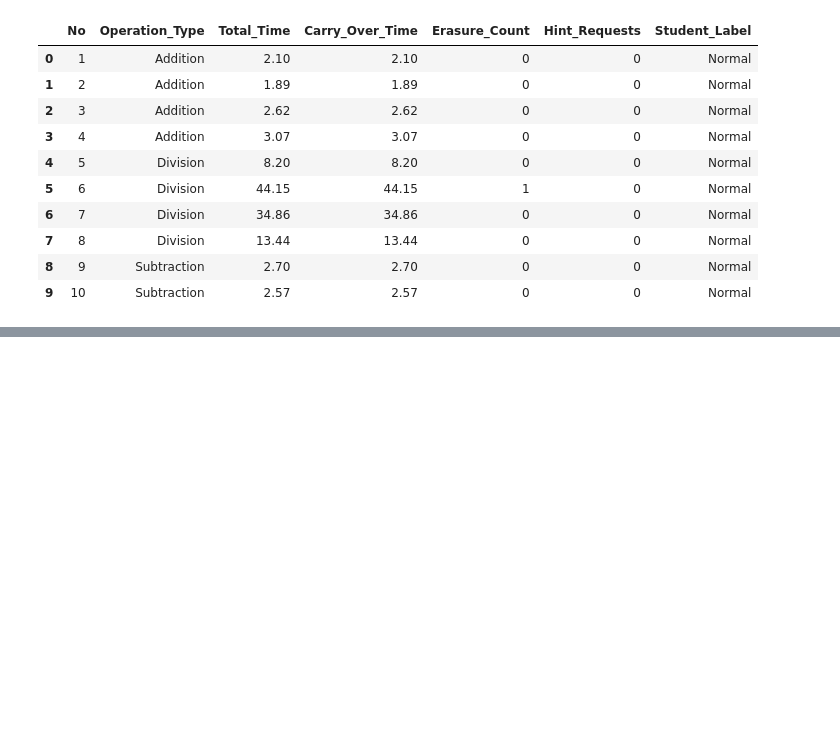
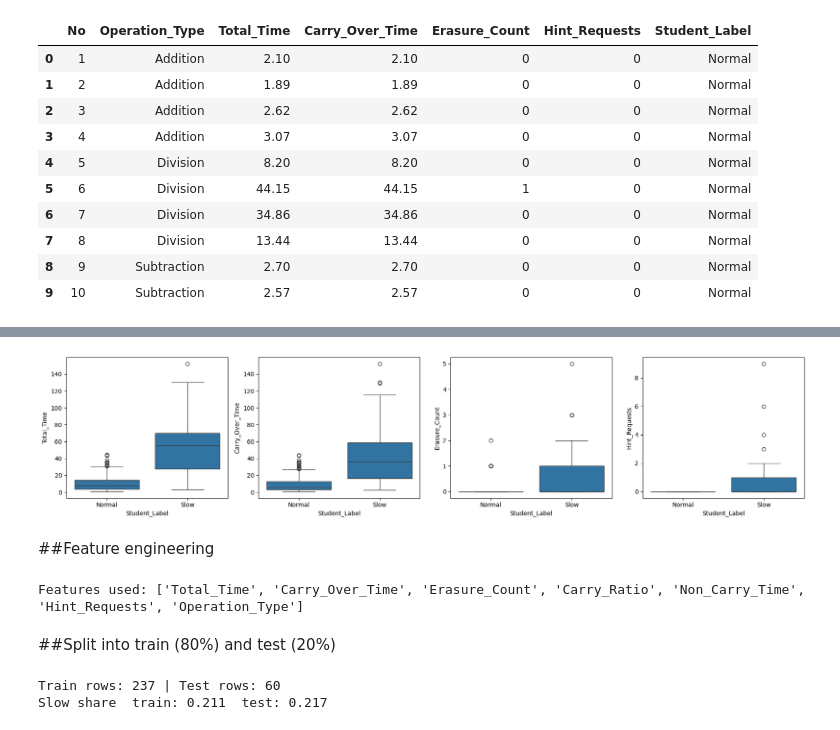
Before and after one commit to Janith303/Sinhala-and-Maths-Model-training-, a Jupyter notebook: notebooks/DT_model_train.ipynb, the cells around one changed output, grey strips where cells are left out. Cells and saved outputs as stored; diff of their text form; code cells hidden in the pictures; blank space fills up the shorter version.

Commit message:
complete feture enginearing and split data

```diff
--- a/notebooks/DT_model_train.ipynb
+++ b/notebooks/DT_model_train.ipynb
@@ -40,0 +74,39 @@ Rows, columns: (297, 7)
+# %%
+fig, ax = plt.subplots(1, 4, figsize=(18, 4))
+for a, col in zip(ax, ['Total_Time','Carry_Over_Time','Erasure_Count','Hint_Requests']):
+    sns.boxplot(data=df, x='Student_Label', y=col, ax=a)
+plt.tight_layout(); plt.show()
+# %% [output]
+[figure, added]
+# %% [markdown]
+##Feature engineering
+# %%
+USE_HINTS = True      # <- change to False and re-run to test without Hint_Requests
+
+data = df.copy()
+data['Slow'] = (data['Student_Label'] == 'Slow').astype(int)      # 1 = Slow, 0 = Normal
+data['Carry_Ratio'] = data['Carry_Over_Time'] / data['Total_Time']
+data['Non_Carry_Time'] = data['Total_Time'] - data['Carry_Over_Time']
+
+num_cols = ['Total_Time', 'Carry_Over_Time', 'Erasure_Count', 'Carry_Ratio', 'Non_Carry_Time']
+if USE_HINTS: num_cols.append('Hint_Requests')
+cat_cols = ['Operation_Type']
+FEATURES = num_cols + cat_cols
+
+X = data[FEATURES]
+y = data['Slow']
+print('Features used:', FEATURES)
+# %% [output]
+Features used: ['Total_Time', 'Carry_Over_Time', 'Erasure_Count', 'Carry_Ratio', 'Non_Carry_Time', 'Hint_Requests', 'Operation_Type']
+# %% [markdown]
+##Split into train (80%) and test (20%)
+# %%
+sns.set_theme(style='whitegrid')
+RANDOM_STATE = 42
+
+X_train, X_test, y_train, y_test = train_test_split(X, y, test_size=0.2, stratify=y, random_state=RANDOM_STATE)
+print('Train rows:', len(X_train), '| Test rows:', len(X_test))
+print('Slow share  train:', round(y_train.mean(), 3), ' test:', round(y_test.mean(), 3))
+# %% [output]
+Train rows: 237 | Test rows: 60
+Slow share  train: 0.211  test: 0.217
```
Also changed, not shown: parts of 4 cells of this notebook.
